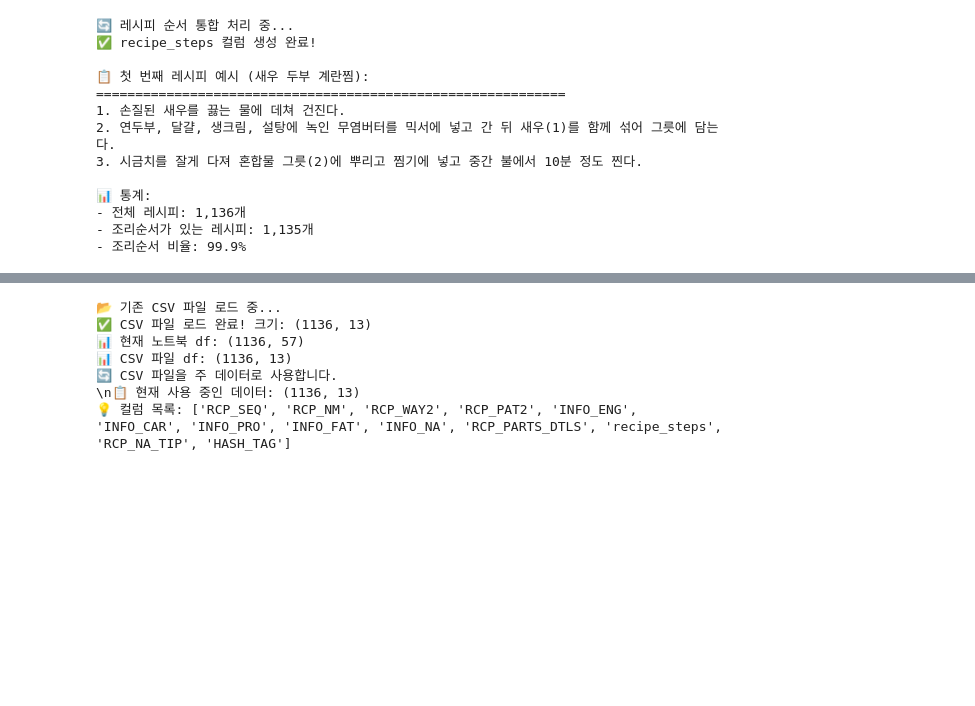
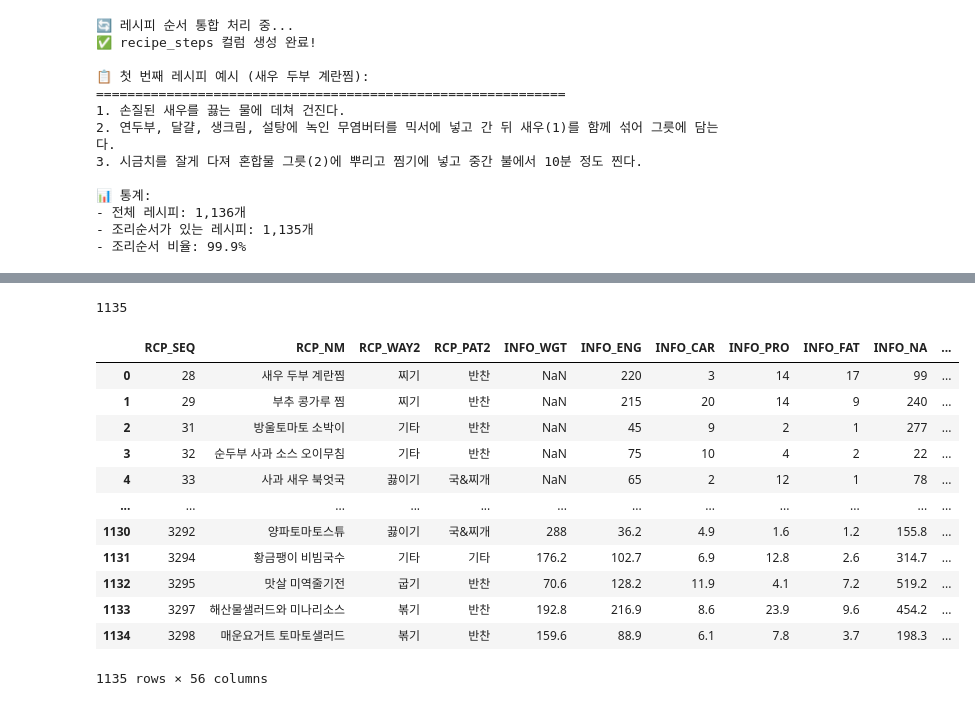
Before and after one commit to HyeonSeongSon/SKN_AFTER_STUDY, a Jupyter notebook: project1/data.ipynb, the cells around one changed output, grey strips where cells are left out. Saved outputs shown, nothing was run; the diff lists cells and outputs as text; code cells hidden in the pictures; blank space fills up the shorter version.

```diff
--- a/project1/data.ipynb
+++ b/project1/data.ipynb
@@ -718,42 +358,23 @@ else:
-# %%
-# 기존 저장된 CSV 파일 로드 (재료 구조화를 위해)
-import os
-
-# CSV 파일 경로
-csv_file_path = r'C:\Users\user\Desktop\SKN_AFTER_STUDY\project1\data\레시피_통합본.csv'
-
-if os.path.exists(csv_file_path):
-    print(f"📂 기존 CSV 파일 로드 중...")
-    df_from_csv = pd.read_csv(csv_file_path)
-    print(f"✅ CSV 파일 로드 완료! 크기: {df_from_csv.shape}")
-
-    # 현재 노트북의 df와 비교
-    if 'df' in locals() and not df.empty:
-        print(f"📊 현재 노트북 df: {df.shape}")
-        print(f"📊 CSV 파일 df: {df_from_csv.shape}")
-
-        # CSV 파일을 우선 사용 (recipe_steps 컬럼이 있는지 확인)
-        if 'recipe_steps' in df_from_csv.columns:
-            print("🔄 CSV 파일을 주 데이터로 사용합니다.")
-            df = df_from_csv
-        else:
-            print("⚠️ CSV 파일에 recipe_steps 컬럼이 없습니다. 노트북 df를 사용합니다.")
-    else:
-        print("🔄 CSV 파일을 주 데이터로 사용합니다.")
-        df = df_from_csv
-
-    print(f"\\n📋 현재 사용 중인 데이터: {df.shape}")
-    print(f"💡 컬럼 목록: {list(df.columns)}")
-
-else:
-    print(f"❌ CSV 파일을 찾을 수 없습니다: {csv_file_path}")
-    print("💡 먼저 앞의 셀들을 실행하여 데이터를 생성해주세요.")
-# %% [output]
-📂 기존 CSV 파일 로드 중...
-✅ CSV 파일 로드 완료! 크기: (1136, 13)
-📊 현재 노트북 df: (1136, 57)
-📊 CSV 파일 df: (1136, 13)
-🔄 CSV 파일을 주 데이터로 사용합니다.
-\n📋 현재 사용 중인 데이터: (1136, 13)
-💡 컬럼 목록: ['RCP_SEQ', 'RCP_NM', 'RCP_WAY2', 'RCP_PAT2', 'INFO_ENG', 'INFO_CAR', 'INFO_PRO', 'INFO_FAT', 'INFO_NA', 'RCP_PARTS_DTLS', 'recipe_steps', 'RCP_NA_TIP', 'HASH_TAG']
+# %%
+# 레시피 없는 요리 제거
+df=df[df['recipe_steps']!=''].reset_index(drop=True)
+print(len(df))
+# %% [output]
+1135
+# %%
+df
+# %% [output]
+|  | RCP_SEQ | RCP_NM | RCP_WAY2 | RCP_PAT2 | INFO_WGT | INFO_ENG | INFO_CAR | INFO_PRO | INFO_FAT | INFO_NA | ... |
+| 0 | 28 | 새우 두부 계란찜 | 찌기 | 반찬 | NaN | 220 | 3 | 14 | 17 | 99 | ... |
+| 1 | 29 | 부추 콩가루 찜 | 찌기 | 반찬 | NaN | 215 | 20 | 14 | 9 | 240 | ... |
+| 2 | 31 | 방울토마토 소박이 | 기타 | 반찬 | NaN | 45 | 9 | 2 | 1 | 277 | ... |
+| 3 | 32 | 순두부 사과 소스 오이무침 | 기타 | 반찬 | NaN | 75 | 10 | 4 | 2 | 22 | ... |
+| 4 | 33 | 사과 새우 북엇국 | 끓이기 | 국&찌개 | NaN | 65 | 2 | 12 | 1 | 78 | ... |
+| ... | ... | ... | ... | ... | ... | ... | ... | ... | ... | ... | ... |
+| 1130 | 3292 | 양파토마토스튜 | 끓이기 | 국&찌개 | 288 | 36.2 | 4.9 | 1.6 | 1.2 | 155.8 | ... |
+| 1131 | 3294 | 황금팽이 비빔국수 | 기타 | 기타 | 176.2 | 102.7 | 6.9 | 12.8 | 2.6 | 314.7 | ... |
+| 1132 | 3295 | 맛살 미역줄기전 | 굽기 | 반찬 | 70.6 | 128.2 | 11.9 | 4.1 | 7.2 | 519.2 | ... |
+| 1133 | 3297 | 해산물샐러드와 미나리소스 | 볶기 | 반찬 | 192.8 | 216.9 | 8.6 | 23.9 | 9.6 | 454.2 | ... |
+| 1134 | 3298 | 매운요거트 토마토샐러드 | 볶기 | 반찬 | 159.6 | 88.9 | 6.1 | 7.8 | 3.7 | 198.3 | ... |
+1135 rows × 56 columns
 # %%
```
Also changed, not shown: parts of 18 cells of this notebook, 18 other files.
